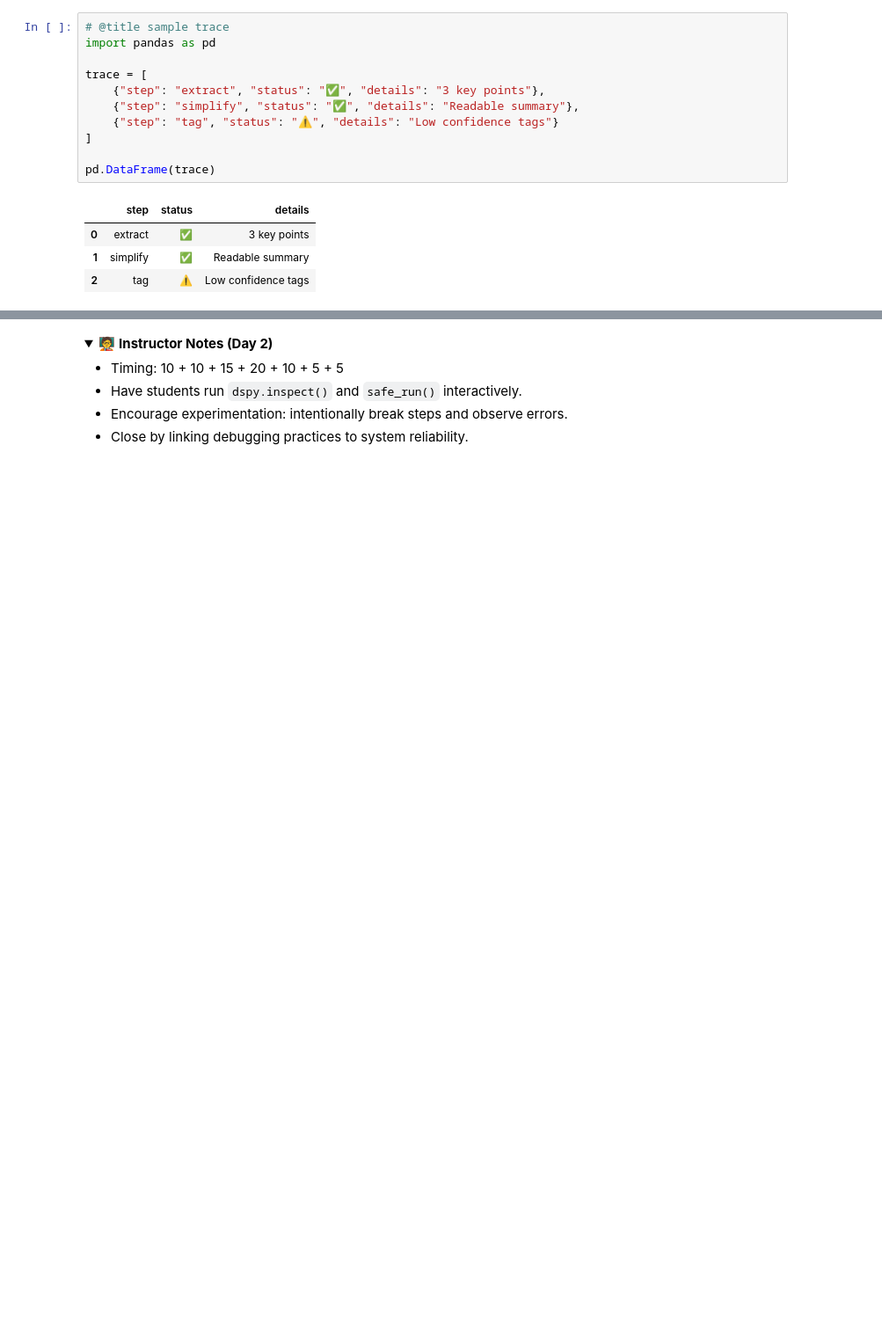
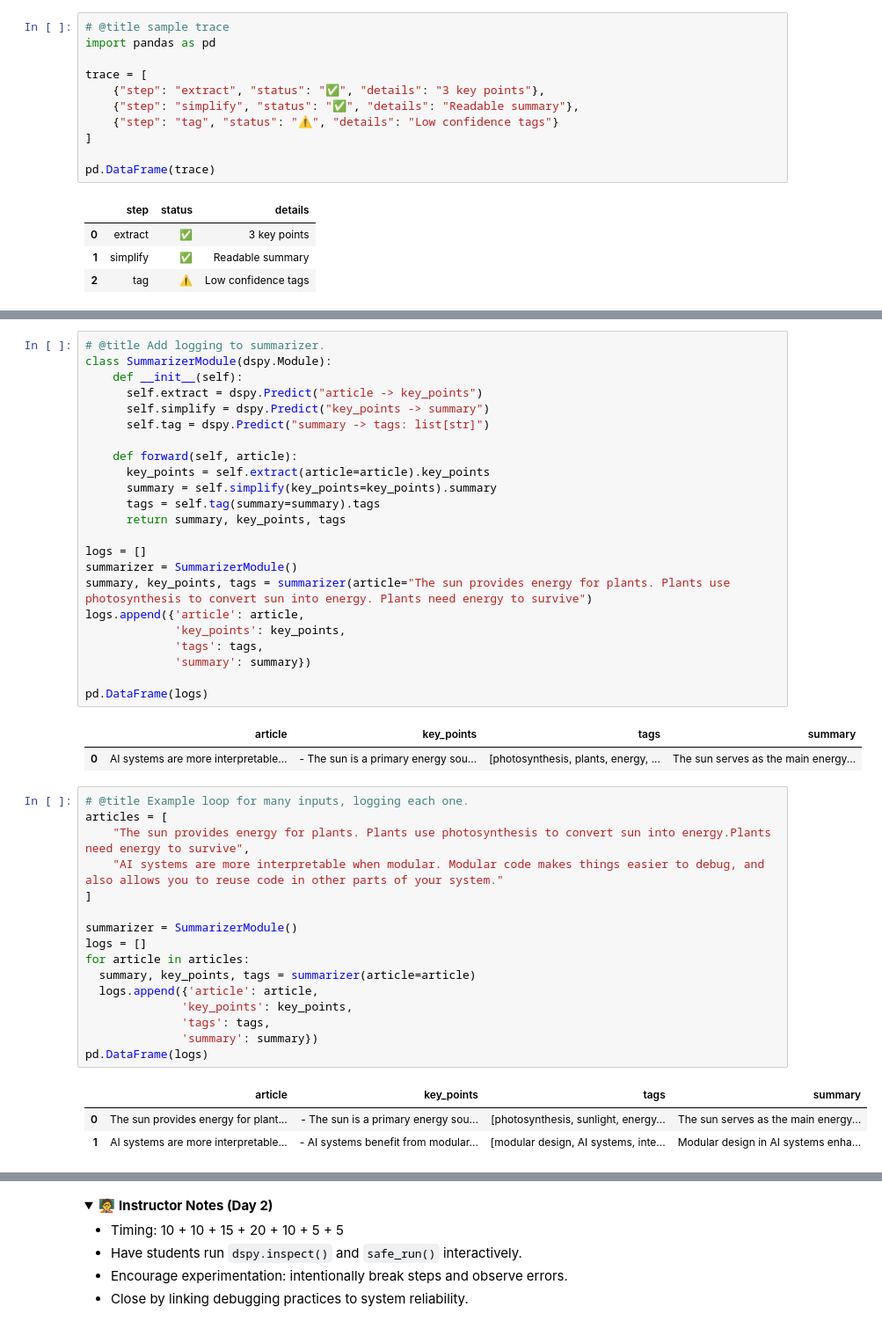
Before and after one commit to tulane-intro-ai-engineering/main, a Jupyter notebook: lectures/pipeline_lecture.ipynb, the cells around one changed output, grey strips where cells are left out. Shown at 88% size. Saved outputs shown, nothing was run; the diff lists cells and outputs as text; folded sections open; blank space fills up the shorter version.

```diff
--- a/lectures/pipeline_lecture.ipynb
+++ b/lectures/pipeline_lecture.ipynb
@@ -558,0 +620,46 @@ pd.DataFrame(logs)
+# %%
+# @title Add logging to summarizer.
+class SummarizerModule(dspy.Module):
+    def __init__(self):
+      self.extract = dspy.Predict("article -> key_points")
+      self.simplify = dspy.Predict("key_points -> summary")
+      self.tag = dspy.Predict("summary -> tags: list[str]")
+
+    def forward(self, article):
+      key_points = self.extract(article=article).key_points
+      summary = self.simplify(key_points=key_points).summary
+      tags = self.tag(summary=summary).tags
+      return summary, key_points, tags
+
+logs = []
+summarizer = SummarizerModule()
+summary, key_points, tags = summarizer(article="The sun provides energy for plants. Plants use photosynthesis to convert sun into energy. Plants need energy to survive")
+logs.append({'article': article,
+             'key_points': key_points,
+             'tags': tags,
+             'summary': summary})
+
+pd.DataFrame(logs)
+# %% [output]
+|  | article | key_points | tags | summary |
+| 0 | AI systems are more interpretable... | - The sun is a primary energy sou... | [photosynthesis, plants, energy, ... | The sun serves as the main energy... |
+# %%
+# @title Example loop for many inputs, logging each one.
+articles = [
+    "The sun provides energy for plants. Plants use photosynthesis to convert sun into energy.Plants need energy to survive",
+    "AI systems are more interpretable when modular. Modular code makes things easier to debug, and also allows you to reuse code in other parts of your system."
+]
+
+summarizer = SummarizerModule()
+logs = []
+for article in articles:
+  summary, key_points, tags = summarizer(article=article)
+  logs.append({'article': article,
+              'key_points': key_points,
+              'tags': tags,
+              'summary': summary})
+pd.DataFrame(logs)
+# %% [output]
+|  | article | key_points | tags | summary |
+| 0 | The sun provides energy for plant... | - The sun is a primary energy sou... | [photosynthesis, sunlight, energy... | The sun serves as the main energy... |
+| 1 | AI systems are more interpretable... | - AI systems benefit from modular... | [modular design, AI systems, inte... | Modular design in AI systems enha... |
```
Also changed, not shown: parts of 18 cells of this notebook.
